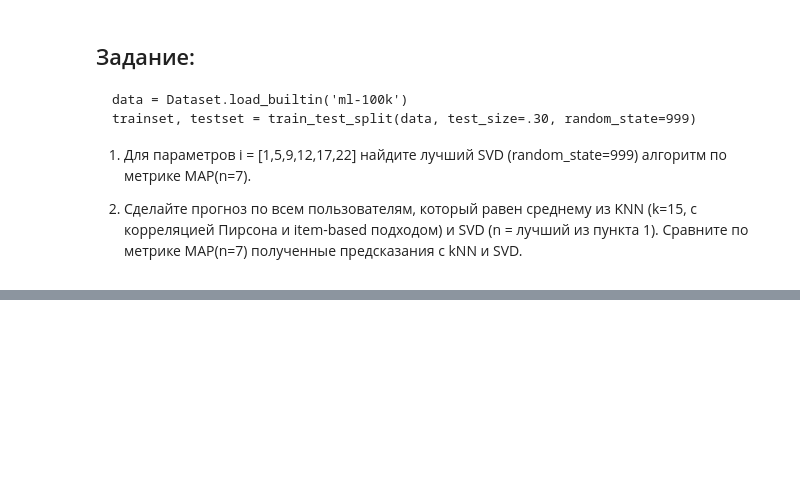
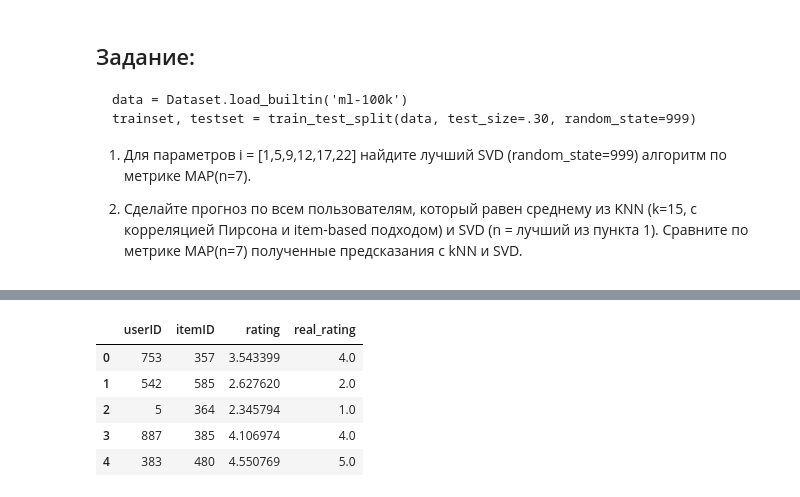
Before and after one commit to vsolodkyi/RecSystem_SkillBox, a Jupyter notebook: module_2/Skillbox_recsys_21.ipynb, the cells around one changed output, grey strips where cells are left out. Cells and saved outputs as stored; diff of their text form; code cells hidden in the pictures; blank space fills up the shorter version.

```diff
--- a/module_2/Skillbox_recsys_21.ipynb
+++ b/module_2/Skillbox_recsys_21.ipynb
@@ -196,0 +299,9 @@ trainset, testset = train_test_split(data, test_size=.30, random_state=999)
+# %%
+df_ratings2.head()
+# %% [output]
+|  | userID | itemID | rating | real_rating |
+| 0 | 753 | 357 | 3.543399 | 4.0 |
+| 1 | 542 | 585 | 2.627620 | 2.0 |
+| 2 | 5 | 364 | 2.345794 | 1.0 |
+| 3 | 887 | 385 | 4.106974 | 4.0 |
+| 4 | 383 | 480 | 4.550769 | 5.0 |
```
Also changed, not shown: parts of 20 cells of this notebook.
